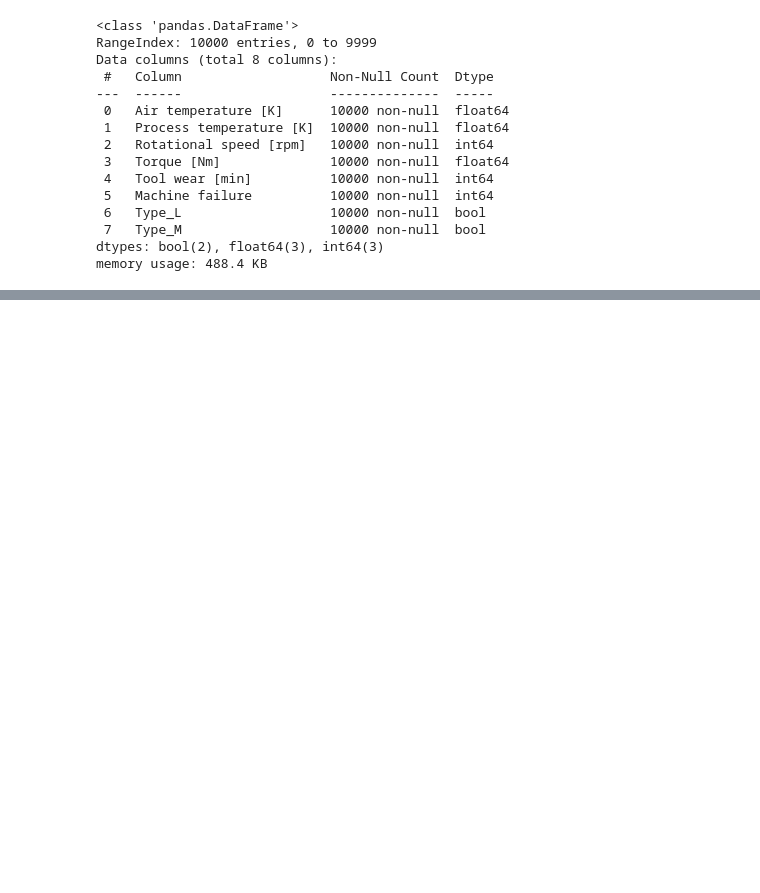
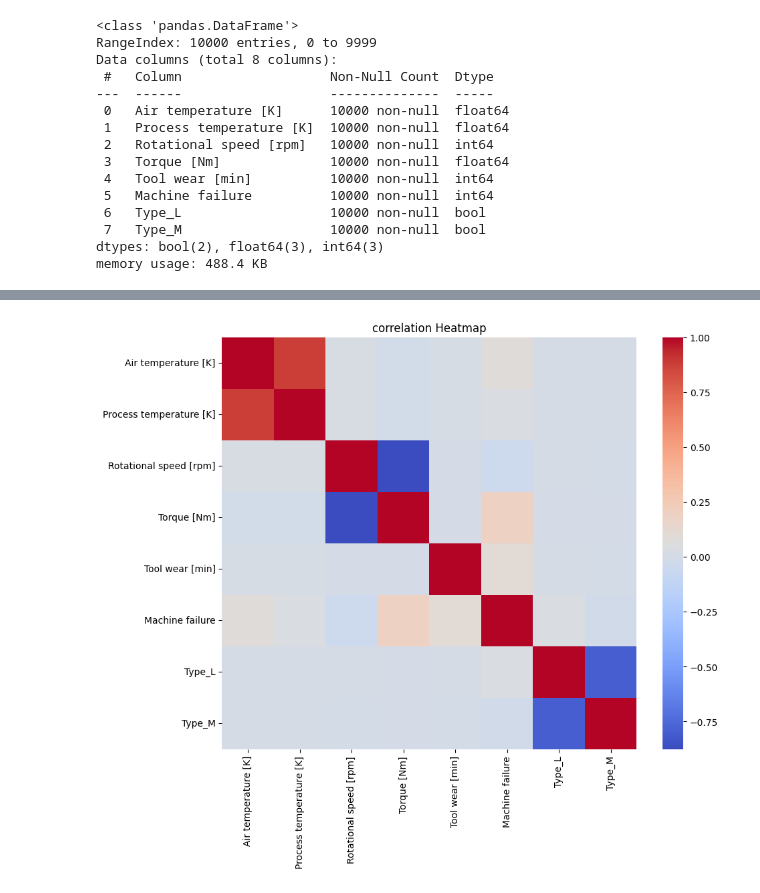
Before and after one commit to Abinesh-30/M32895-coursework-2111410, a Jupyter notebook: coursework.ipynb, the cells around one changed output, grey strips where cells are left out. Cells and saved outputs as stored; diff of their text form; code cells hidden in the pictures; blank space fills up the shorter version.

```diff
--- a/coursework.ipynb
+++ b/coursework.ipynb
@@ -127,0 +151,7 @@ memory usage: 488.4 KB
+# %%
+plt.figure(figsize=(10,8))
+sns.heatmap(data.corr(), cmap="coolwarm")
+plt.title("correlation Heatmap")
+plt.show()
+# %% [output]
+[figure, added]
```
Also changed, not shown: parts of 4 cells of this notebook.
